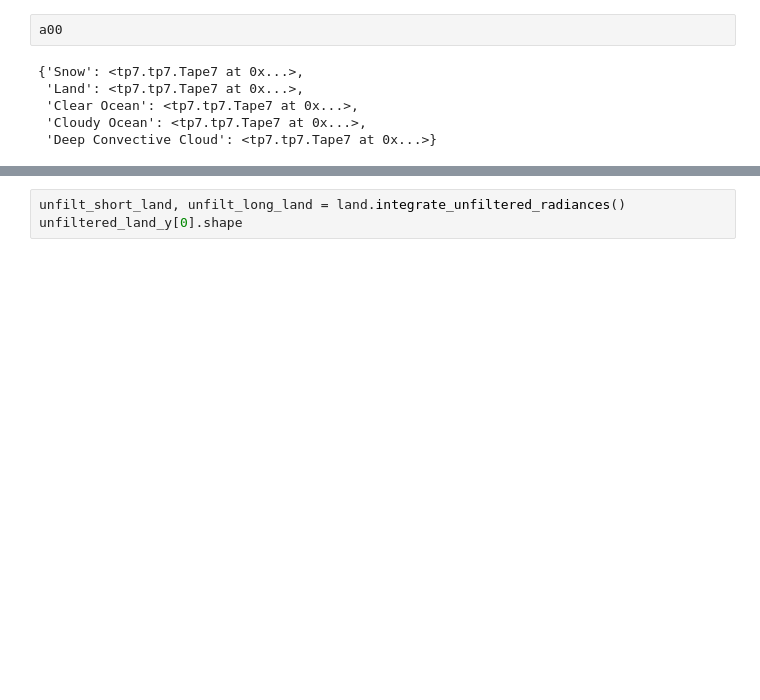
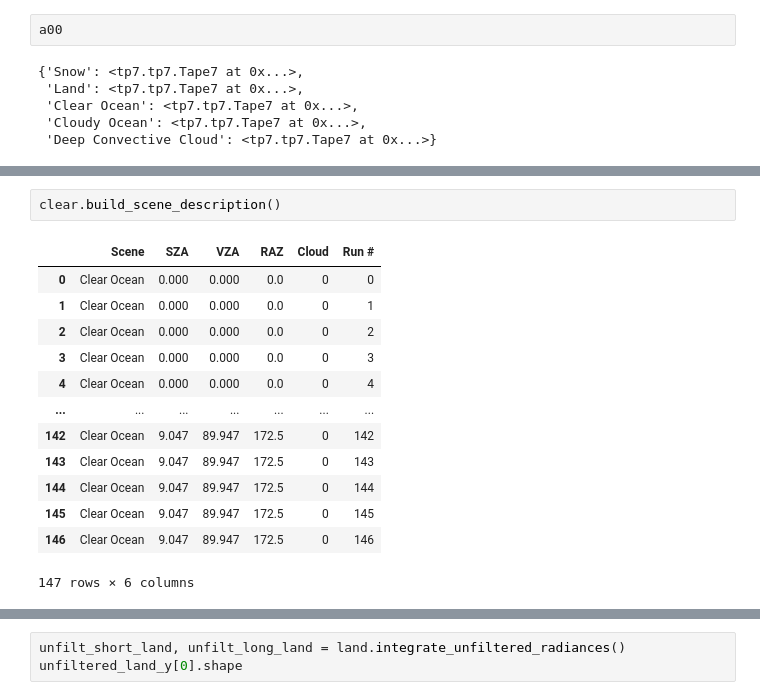
Before and after one commit to LASP-Libera/libera_unfiltering, a Jupyter notebook: data_analysis.ipynb, the cells around one changed output, grey strips where cells are left out. Drawn from its saved outputs; the diff is of its cells as text; blank space fills up the shorter version.

```diff
--- a/data_analysis.ipynb
+++ b/data_analysis.ipynb
@@ -86,3 +109,19 @@ array([[[1.00000000e+03, 5.00000000e+02, 3.33333333e+02, ...,
+# %%
+clear.build_scene_description()
+# %% [output]
+|  | Scene | SZA | VZA | RAZ | Cloud | Run # |
+| 0 | Clear Ocean | 0.000 | 0.000 | 0.0 | 0 | 0 |
+| 1 | Clear Ocean | 0.000 | 0.000 | 0.0 | 0 | 1 |
+| 2 | Clear Ocean | 0.000 | 0.000 | 0.0 | 0 | 2 |
+| 3 | Clear Ocean | 0.000 | 0.000 | 0.0 | 0 | 3 |
+| 4 | Clear Ocean | 0.000 | 0.000 | 0.0 | 0 | 4 |
+| ... | ... | ... | ... | ... | ... | ... |
+| 142 | Clear Ocean | 9.047 | 89.947 | 172.5 | 0 | 142 |
+| 143 | Clear Ocean | 9.047 | 89.947 | 172.5 | 0 | 143 |
+| 144 | Clear Ocean | 9.047 | 89.947 | 172.5 | 0 | 144 |
+| 145 | Clear Ocean | 9.047 | 89.947 | 172.5 | 0 | 145 |
+| 146 | Clear Ocean | 9.047 | 89.947 | 172.5 | 0 | 146 |
+147 rows × 6 columns
 # %%
 land.describer_df
 # %% [output]
```
Also changed, not shown: parts of 6 cells of this notebook, 1 other file.
